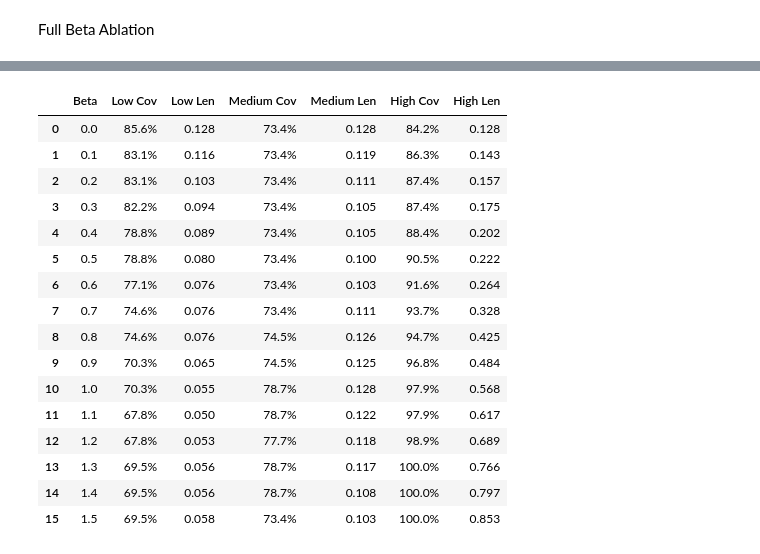
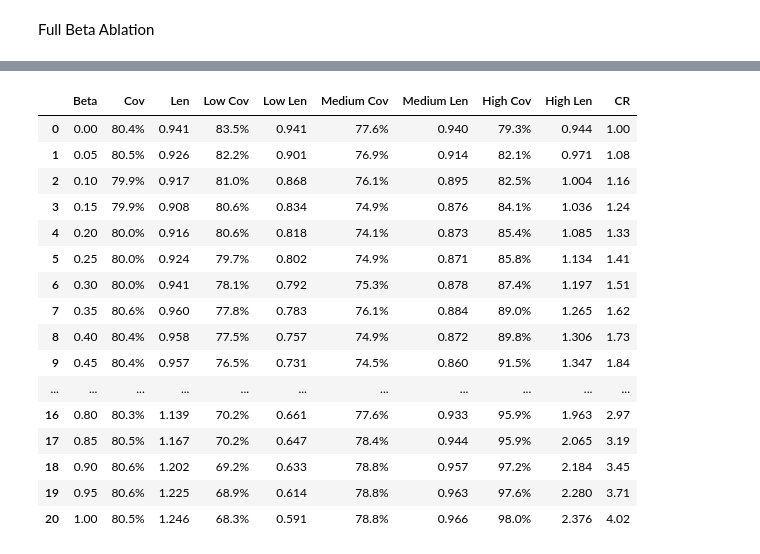
Before and after one commit to rdiazrincon/cascade_conformal_pd, a Jupyter notebook: cascade_conformal_pd_final.ipynb, the cells around one changed output, grey strips where cells are left out. Drawn from its saved outputs; the diff is of its cells as text; code cells hidden in the pictures.

```diff
--- a/cascade_conformal_pd_final.ipynb
+++ b/cascade_conformal_pd_final.ipynb
@@ -287,6 +292,7 @@ else:
 X_stage2 = X[mask]
 y_stage2 = y_continuous[mask] #Previously saved variable that contains the normalized LEDD change
 va_uncertainty_stage2 = va_uncertainty_all[mask]
+split_label_stage2 = split_label_all[np.asarray(mask)]  # TRAIN / CAL / TEST of each selected row
 
 # Get VA uncertainty for the selected patients.
 p_lower_stage2 = p_lower_all[mask]
@@ -301,7 +308,10 @@ Patients selected: 1533 / 6105 (25.1%)
 # %% [markdown]
 ### Stage 2 Split
 # %%
-X_train_2, X_test_2, y_train_2, y_test_2, va_unc_train_2, va_unc_test_2, p_lower_train_2, p_lower_test_2 = train_test_split(X_stage2, y_stage2,va_uncertainty_stage2, p_lower_stage2,test_size=0.2, random_state=RANDOM_STATE)
+is_test_2 = split_label_stage2 == "test"
+X_train_2, y_train_2, va_unc_train_2, p_lower_train_2 = X_stage2[~is_test_2], y_stage2[~is_test_2], va_uncertainty_stage2[~is_test_2], p_lower_stage2[~is_test_2]
+X_test_2, y_test_2, va_unc_test_2, p_lower_test_2 = X_stage2[is_test_2], y_stage2[is_test_2], va_uncertainty_stage2[is_test_2], p_lower_stage2[is_test_2]
+split_label_train_2 = split_label_stage2[~is_test_2]
 
 print(f"Training: {len(X_train_2)} patients")
 print(f"Test:     {len(X_test_2)} patients")
@@ -611,11 +508,8 @@ NAIVE:
 # %%
 # Split Training Data into "Proper Train" and "Calibration" sets
-# We need a fresh set of data to calibrate the scores, otherwise residuals are too small.
-X_train_proper, X_calib, y_train_proper, y_calib, va_unc_proper, va_unc_calib = train_test_split(
-    X_train_2, y_train_2, va_unc_train_2,
-    test_size=0.2,
-    random_state=42
-)
+is_proper = split_label_train_2 == "train"
+X_train_proper, y_train_proper, va_unc_proper = X_train_2[is_proper], y_train_2[is_proper], va_unc_train_2[is_proper]
+X_calib, y_calib, va_unc_calib = X_train_2[~is_proper], y_train_2[~is_proper], va_unc_train_2[~is_proper]
 
 print(f"Split Statistics:")
 print(f"  Proper Training: {len(X_train_proper)} samples")
@@ -1413,52 +1394,42 @@ pd.DataFrame(table_mondrian)
 # %% [markdown]
 Full Beta Ablation
 # %%
-print(f"\nFull Beta Ablation (K={K_BINS_REPORT}) ---")
+print(f"\nFull Beta Ablation, 5-fold CV inside Proper Training (K={K_BINS_REPORT}) ---")
 
-betas_to_test = np.arange(0.0, 1.6, 0.1)
-global_mean_unc = np.mean(va_unc_proper)
-y_pred_calib_base = xgb_model_proper.predict(X_calib)
-residuals_calib_base = np.abs(y_calib - y_pred_calib_base)
-y_pred_test_base = xgb_model_proper.predict(X_test_2)
-
-def get_sigma(unc_array, beta):
-    norm_diff = (unc_array / global_mean_unc) - 1.0
-    sigma = 1.0 + (beta * norm_diff)
-    return np.clip(sigma, a_min=0.2, a_max=5.0)
+t_low, t_high = np.percentile(va_unc_train_2, [100.0 / 3, 200.0 / 3])
+group_labels = ['Low', 'Medium', 'High']
+group_masks = {'Low': u_pr <= t_low,
+               'Medium': (u_pr > t_low) & (u_pr <= t_high),
+               'High': u_pr > t_high}
 
 table_ablation = []
 
-for b in betas_to_test:
-    sigma_calib = get_sigma(np.array(va_unc_calib).flatten(), b)
-    scores = residuals_calib_base / sigma_calib
+for b in betas:
 
-    n_calib = len(scores)
-    q_level = np.ceil((n_calib + 1) * (1 - ALPHA)) / n_calib
-    q_hat = np.quantile(scores, min(1.0, q_level), method='higher')
+    casc_low, casc_high = cv_intervals(b)
+    cov_all, len_all, ratio = calculate_metrics(y_pr, casc_low, casc_high, u_pr, k=K_BINS_REPORT)
 
-    sigma_test = get_sigma(u_t, b)
-    half_width = q_hat * sigma_test
-    casc_low = y_pred_test_base - half_width
-    casc_high = y_pred_test_base + half_width
-
-    row_data = {'Beta': b}
+    row_data = {'Beta': f"{b:.2f}", 'Cov': f"{cov_all*100:.1f}%", 'Len': f"{len_all:.3f}"}
 
     for group in group_labels:
-        mask = (bins == group)
+        mask = group_masks[group]
         if np.sum(mask) > 0:
-            cov = np.mean((y_t[mask] >= casc_low[mask]) & (y_t[mask] <= casc_high[mask]))
+            cov = np.mean((y_pr[mask] >= casc_low[mask]) & (y_pr[mask] <= casc_high[mask]))
             avg_len = np.mean(casc_high[mask] - casc_low[mask])
 
             row_data[f'{group} Cov'] = f"{cov*100:.1f}%"
             row_data[f'{group} Len'] = f"{avg_len:.3f}"
 
+    row_data['CR'] = f"{ratio:.2f}"
     table_ablation.append(row_data)
 
 df_ablation = pd.DataFrame(table_ablation)
+print("Rows per tertile:", {g: int(m.sum()) for g, m in group_masks.items()})
 
-cols = ['Beta']
+cols = ['Beta', 'Cov', 'Len']
 for group in group_labels:
     cols.extend([f'{group} Cov', f'{group} Len'])
+cols.append('CR')
 
 df_ablation[cols]
 # %% [output]
@@ -1466,17 +1438,17 @@ Full Beta Ablation (K=3) ---
-|  | Beta | Low Cov | Low Len | Medium Cov | Medium Len | High Cov | High Len |
-| 0 | 0.0 | 85.6% | 0.128 | 73.4% | 0.128 | 84.2% | 0.128 |
-| 1 | 0.1 | 83.1% | 0.116 | 73.4% | 0.119 | 86.3% | 0.143 |
-| 2 | 0.2 | 83.1% | 0.103 | 73.4% | 0.111 | 87.4% | 0.157 |
-| 3 | 0.3 | 82.2% | 0.094 | 73.4% | 0.105 | 87.4% | 0.175 |
-| 4 | 0.4 | 78.8% | 0.089 | 73.4% | 0.105 | 88.4% | 0.202 |
-| 5 | 0.5 | 78.8% | 0.080 | 73.4% | 0.100 | 90.5% | 0.222 |
-| 6 | 0.6 | 77.1% | 0.076 | 73.4% | 0.103 | 91.6% | 0.264 |
-| 7 | 0.7 | 74.6% | 0.076 | 73.4% | 0.111 | 93.7% | 0.328 |
-| 8 | 0.8 | 74.6% | 0.076 | 74.5% | 0.126 | 94.7% | 0.425 |
-| 9 | 0.9 | 70.3% | 0.065 | 74.5% | 0.125 | 96.8% | 0.484 |
-| 10 | 1.0 | 70.3% | 0.055 | 78.7% | 0.128 | 97.9% | 0.568 |
-| 11 | 1.1 | 67.8% | 0.050 | 78.7% | 0.122 | 97.9% | 0.617 |
-| 12 | 1.2 | 67.8% | 0.053 | 77.7% | 0.118 | 98.9% | 0.689 |
-| 13 | 1.3 | 69.5% | 0.056 | 78.7% | 0.117 | 100.0% | 0.766 |
-| 14 | 1.4 | 69.5% | 0.056 | 78.7% | 0.108 | 100.0% | 0.797 |
-| 15 | 1.5 | 69.5% | 0.058 | 73.4% | 0.103 | 100.0% | 0.853 |
+|  | Beta | Cov | Len | Low Cov | Low Len | Medium Cov | Medium Len | High Cov | High Len | CR |
+| 0 | 0.00 | 80.4% | 0.941 | 83.5% | 0.941 | 77.6% | 0.940 | 79.3% | 0.944 | 1.00 |
+| 1 | 0.05 | 80.5% | 0.926 | 82.2% | 0.901 | 76.9% | 0.914 | 82.1% | 0.971 | 1.08 |
+| 2 | 0.10 | 79.9% | 0.917 | 81.0% | 0.868 | 76.1% | 0.895 | 82.5% | 1.004 | 1.16 |
+| 3 | 0.15 | 79.9% | 0.908 | 80.6% | 0.834 | 74.9% | 0.876 | 84.1% | 1.036 | 1.24 |
+| 4 | 0.20 | 80.0% | 0.916 | 80.6% | 0.818 | 74.1% | 0.873 | 85.4% | 1.085 | 1.33 |
+| 5 | 0.25 | 80.0% | 0.924 | 79.7% | 0.802 | 74.9% | 0.871 | 85.8% | 1.134 | 1.41 |
+| 6 | 0.30 | 80.0% | 0.941 | 78.1% | 0.792 | 75.3% | 0.878 | 87.4% | 1.197 | 1.51 |
+| 7 | 0.35 | 80.6% | 0.960 | 77.8% | 0.783 | 76.1% | 0.884 | 89.0% | 1.265 | 1.62 |
+| 8 | 0.40 | 80.4% | 0.958 | 77.5% | 0.757 | 74.9% | 0.872 | 89.8% | 1.306 | 1.73 |
+| 9 | 0.45 | 80.4% | 0.957 | 76.5% | 0.731 | 74.5% | 0.860 | 91.5% | 1.347 | 1.84 |
+| ... | ... | ... | ... | ... | ... | ... | ... | ... | ... | ... |
+| 16 | 0.80 | 80.3% | 1.139 | 70.2% | 0.661 | 77.6% | 0.933 | 95.9% | 1.963 | 2.97 |
+| 17 | 0.85 | 80.5% | 1.167 | 70.2% | 0.647 | 78.4% | 0.944 | 95.9% | 2.065 | 3.19 |
+| 18 | 0.90 | 80.6% | 1.202 | 69.2% | 0.633 | 78.8% | 0.957 | 97.2% | 2.184 | 3.45 |
+| 19 | 0.95 | 80.6% | 1.225 | 68.9% | 0.614 | 78.8% | 0.963 | 97.6% | 2.280 | 3.71 |
+| 20 | 1.00 | 80.5% | 1.246 | 68.3% | 0.591 | 78.8% | 0.966 | 98.0% | 2.376 | 4.02 |
```
Also changed, not shown: parts of 28 cells of this notebook.
